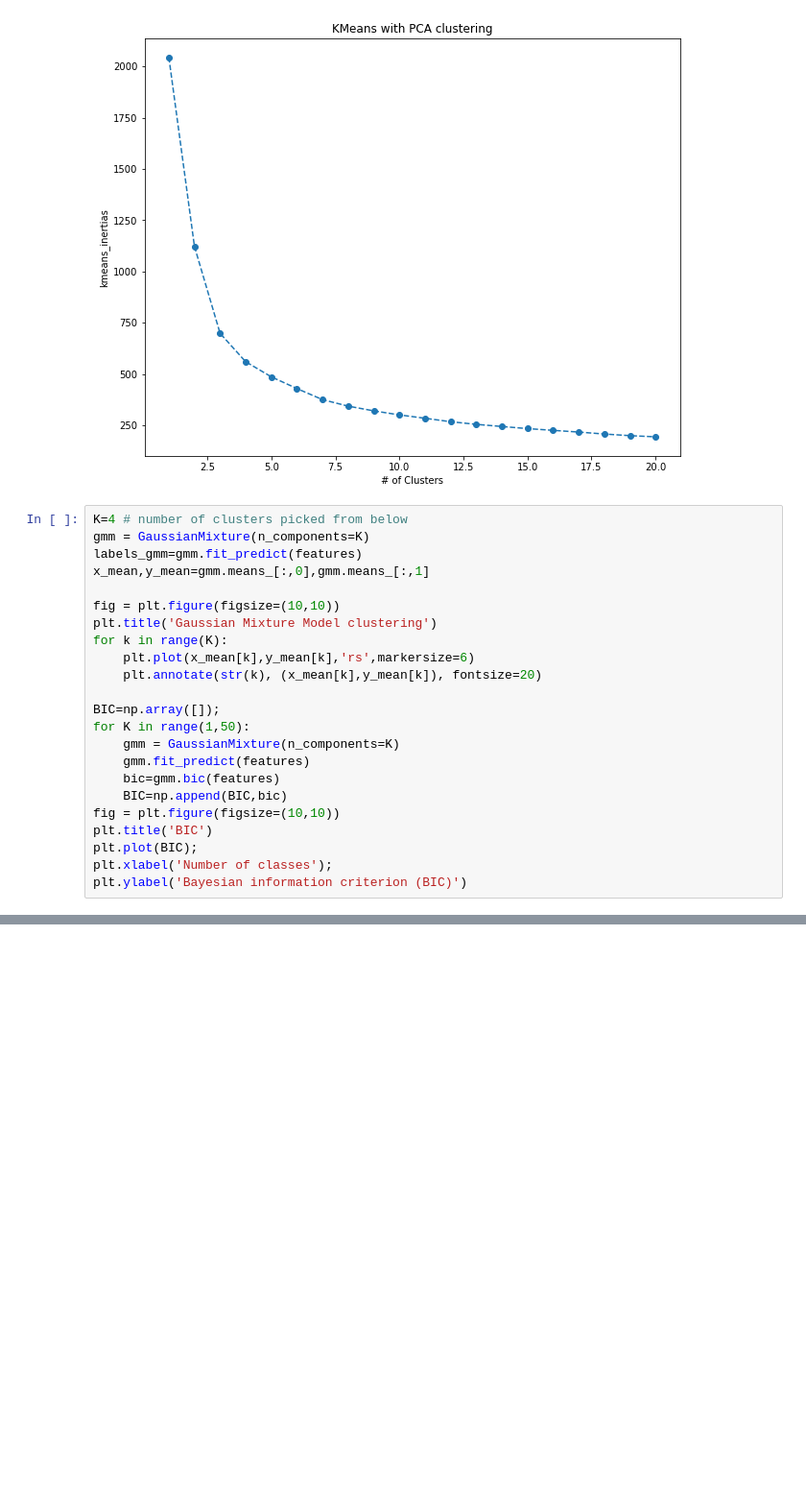
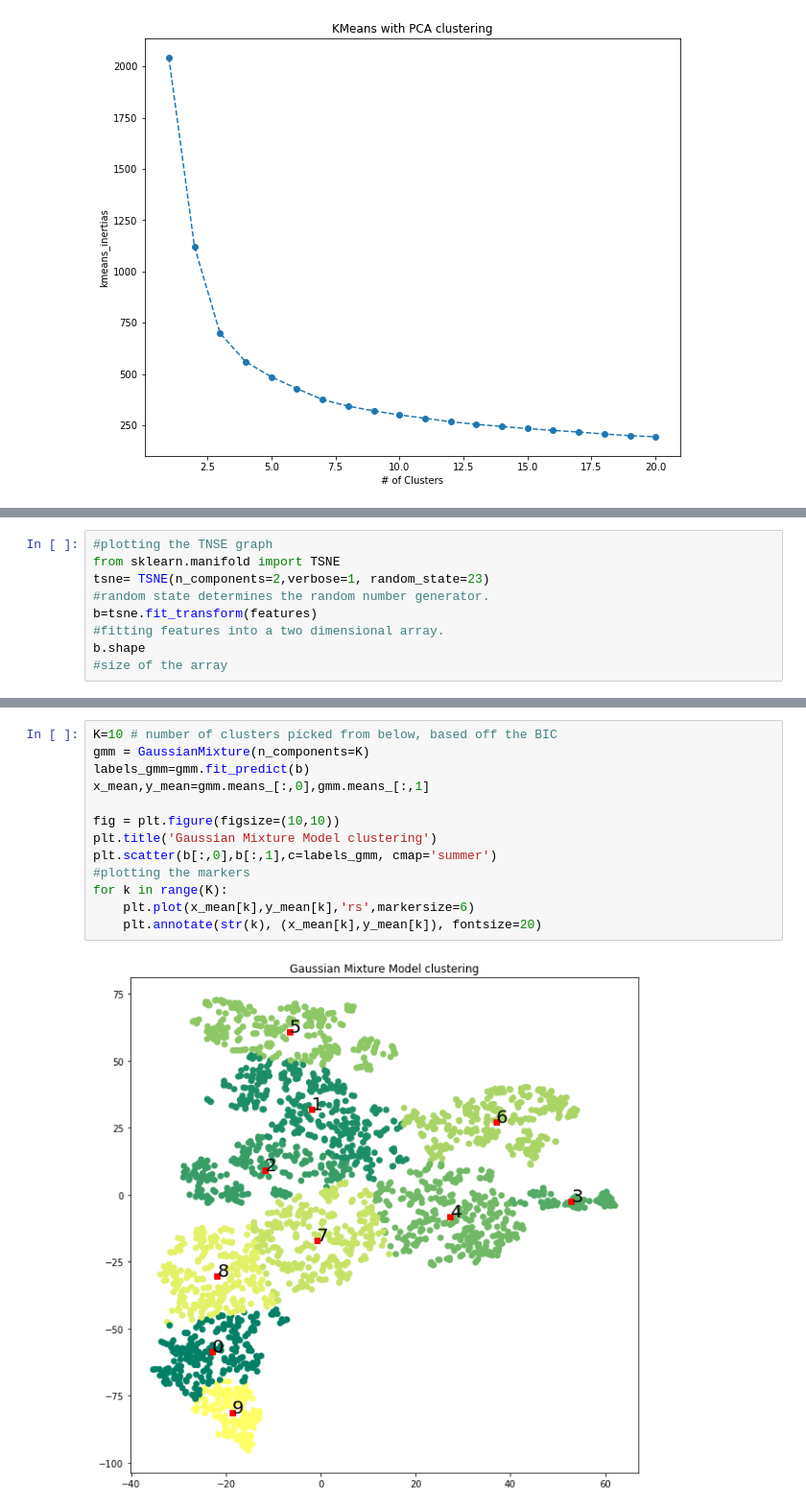
Before and after one commit to mariamkg00/ohw22-proj-clusters-nutrients, a Jupyter notebook: Mariam/Nutrient Profile.ipynb, the cells around one changed output, grey strips where cells are left out. Shown: that part at 96% size. Drawn from its saved outputs; the diff is of its cells as text; blank space fills up the shorter version.

```diff
--- a/Mariam/Nutrient Profile.ipynb
+++ b/Mariam/Nutrient Profile.ipynb
@@ -202,26 +202,3 @@ plt.title("KMeans with PCA clustering")
 plt.show()
 # %% [output]
 [figure]
-# %%
-K=4 # number of clusters picked from below
-gmm = GaussianMixture(n_components=K)
-labels_gmm=gmm.fit_predict(features)
-x_mean,y_mean=gmm.means_[:,0],gmm.means_[:,1]
-
-fig = plt.figure(figsize=(10,10))
-plt.title('Gaussian Mixture Model clustering')
-for k in range(K):
-    plt.plot(x_mean[k],y_mean[k],'rs',markersize=6)
-    plt.annotate(str(k), (x_mean[k],y_mean[k]), fontsize=20)
-
-BIC=np.array([]);
-for K in range(1,50):
-    gmm = GaussianMixture(n_components=K)
-    gmm.fit_predict(features)
-    bic=gmm.bic(features)
-    BIC=np.append(BIC,bic)
-fig = plt.figure(figsize=(10,10))
-plt.title('BIC')
-plt.plot(BIC);
-plt.xlabel('Number of classes');
-plt.ylabel('Bayesian information criterion (BIC)')
@@ -231,0 +205,9 @@ pwd
+# %%
+#plotting the TNSE graph
+from sklearn.manifold import TSNE
+tsne= TSNE(n_components=2,verbose=1, random_state=23)
+#random state determines the random number generator.
+b=tsne.fit_transform(features)
+#fitting features into a two dimensional array.
+b.shape
+#size of the array
@@ -231,0 +225,15 @@ pwd
+# %%
+K=10 # number of clusters picked from below, based off the BIC
+gmm = GaussianMixture(n_components=K)
+labels_gmm=gmm.fit_predict(b)
+x_mean,y_mean=gmm.means_[:,0],gmm.means_[:,1]
+
+fig = plt.figure(figsize=(10,10))
+plt.title('Gaussian Mixture Model clustering')
+plt.scatter(b[:,0],b[:,1],c=labels_gmm, cmap='summer')
+#plotting the markers
+for k in range(K):
+    plt.plot(x_mean[k],y_mean[k],'rs',markersize=6)
+    plt.annotate(str(k), (x_mean[k],y_mean[k]), fontsize=20)
+# %% [output]
+[figure, added]
```
Also changed, not shown: parts of 7 cells of this notebook.
